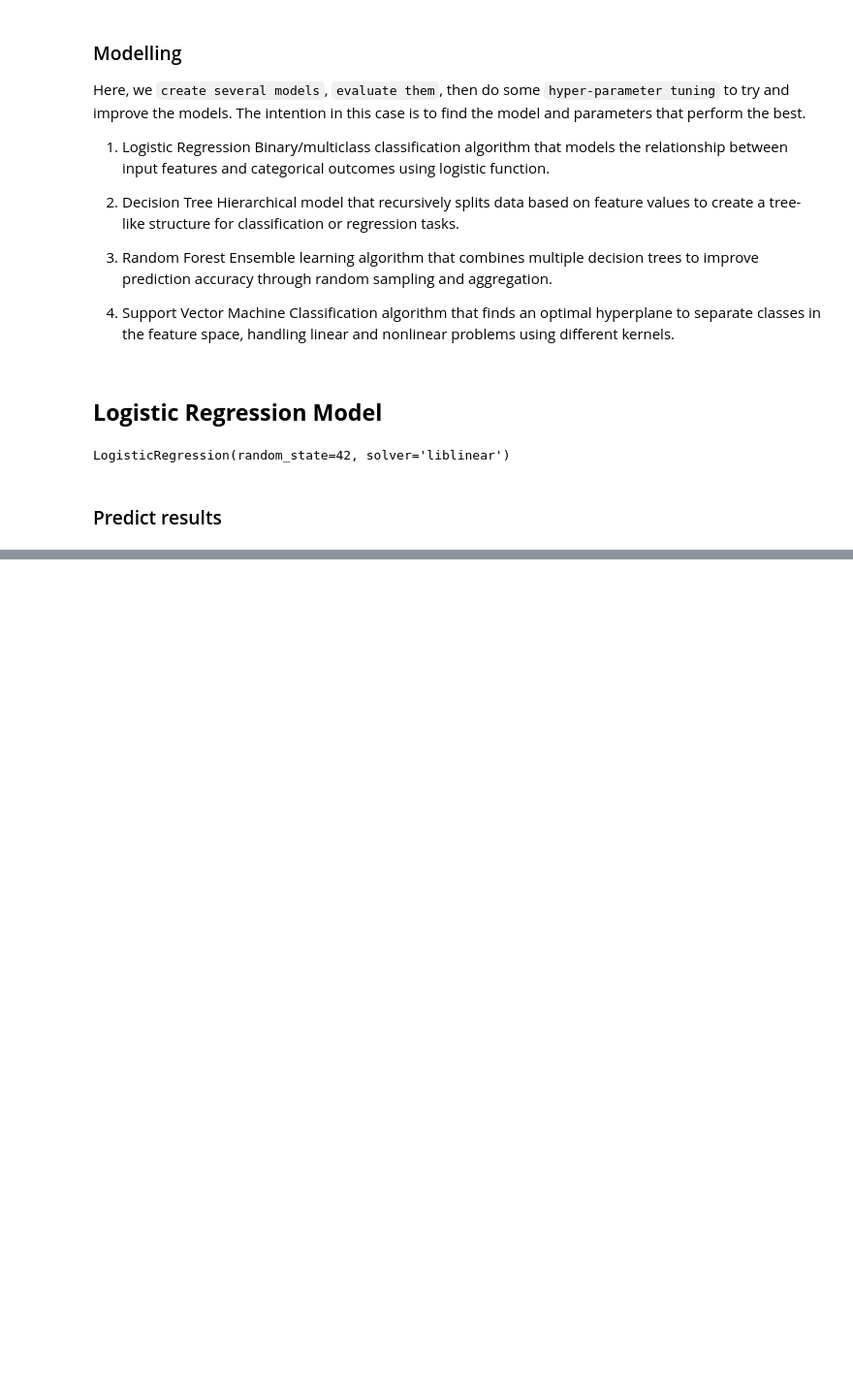
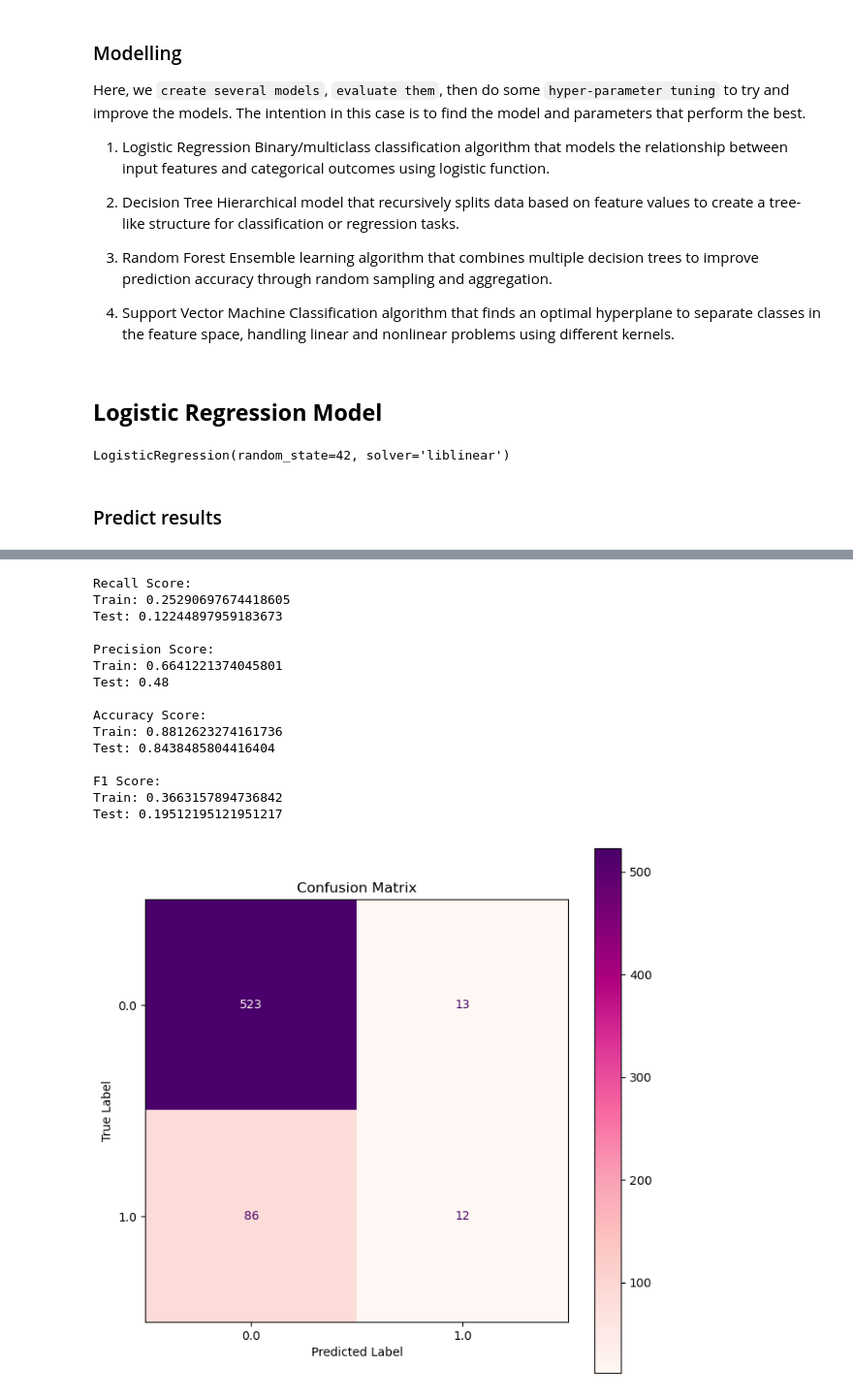
Before and after one commit to ShanChesseret/Predicting-Customer-Retention-For-SyriaTel-Mobile-Telecom, a Jupyter notebook: index.ipynb, the cells around one changed output, grey strips where cells are left out. Shown at 97% size. Cells and saved outputs as stored; diff of their text form; code cells hidden in the pictures; blank space fills up the shorter version.

Commit message:
Evaluation metrics first model

```diff
--- a/index.ipynb
+++ b/index.ipynb
@@ -373,4 +388,5 @@ LogisticRegression(random_state=42, solver='liblinear')
 # %% [markdown]
 ### Predict results
 # %%
-y_pred_test = logreg.predict(X_test)
+y_test_pred = logreg.predict(X_test)
+y_train_pred = logreg.predict(X_train)
@@ -376,0 +419,50 @@ y_pred_test = logreg.predict(X_test)
+# %%
+def evaluate(model, X_test, y_test, cmap='RdPu'):
+    y_train_preds = model.predict(X_train)
+    y_test_preds = model.predict(X_test)
+
+    print('Recall Score:')
+    print('Train:', recall_score(y_train, y_train_pred))
+    print('Test:', recall_score(y_test, y_test_pred))
+
+    print('\nPrecision Score:')
+    print('Train:', precision_score(y_train, y_train_pred))
+    print('Test:', precision_score(y_test, y_test_pred))
+
+    print('\nAccuracy Score:')
+    print('Train:', accuracy_score(y_train, y_train_pred))
+    print('Test:', accuracy_score(y_test, y_test_pred))
+
+    print('\nF1 Score:')
+    print('Train:', f1_score(y_train, y_train_pred))
+    print('Test:', f1_score(y_test, y_test_pred))
+
+    cm = confusion_matrix(y_test, y_test_pred, labels=logreg.classes_)
+    disp = ConfusionMatrixDisplay(confusion_matrix=cm, display_labels=logreg.classes_)
+
+    fig, ax = plt.subplots(figsize=(8, 8))
+    disp.plot(ax=ax, cmap=cmap)
+    ax.set_title('Confusion Matrix')
+    ax.set_xlabel('Predicted Label')
+    ax.set_ylabel('True Label')
+
+    plt.show()
+# %%
+evaluate(logreg, X_test, y_test)
+# %% [output]
+Recall Score:
+Train: 0.25290697674418605
+Test: 0.12244897959183673
+
+Precision Score:
+Train: 0.6641221374045801
+Test: 0.48
+
+Accuracy Score:
+Train: 0.8812623274161736
+Test: 0.8438485804416404
+
+F1 Score:
+Train: 0.3663157894736842
+Test: 0.19512195121951217
+[figure, added]
```
Also changed, not shown: parts of 4 cells of this notebook.
